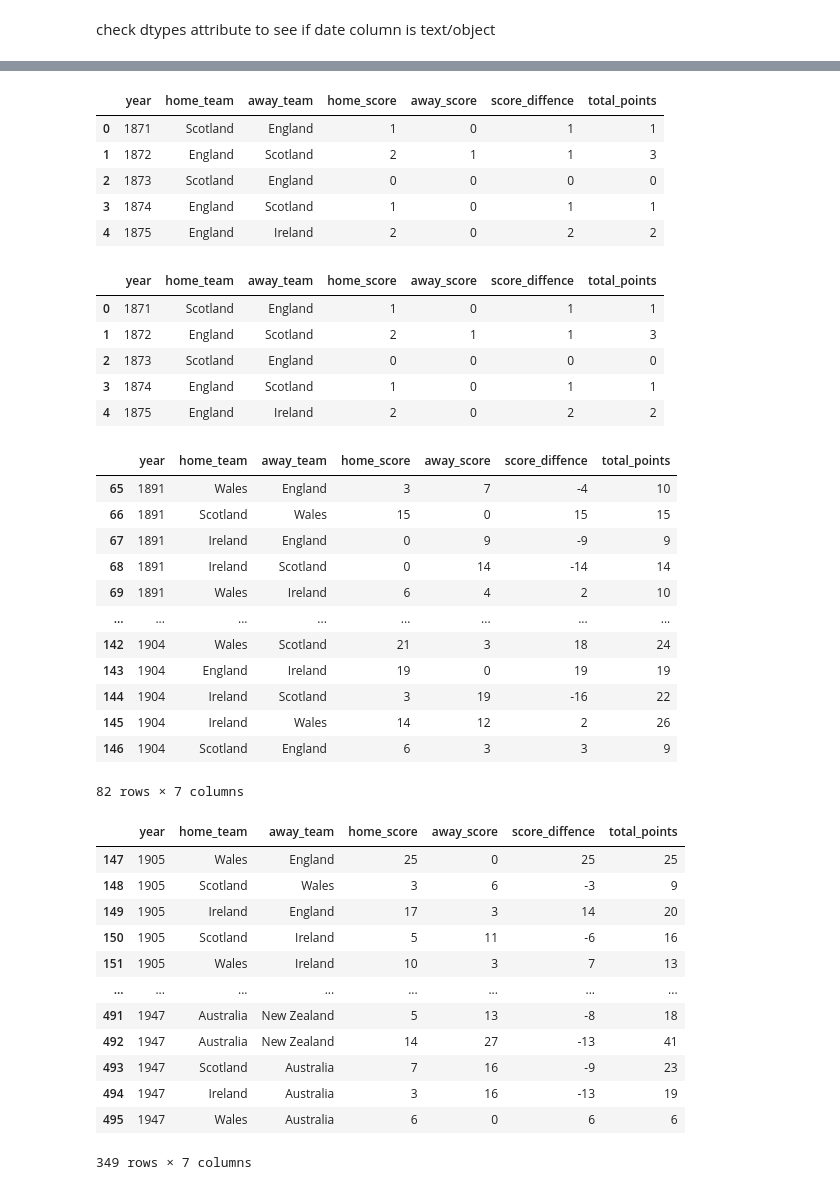
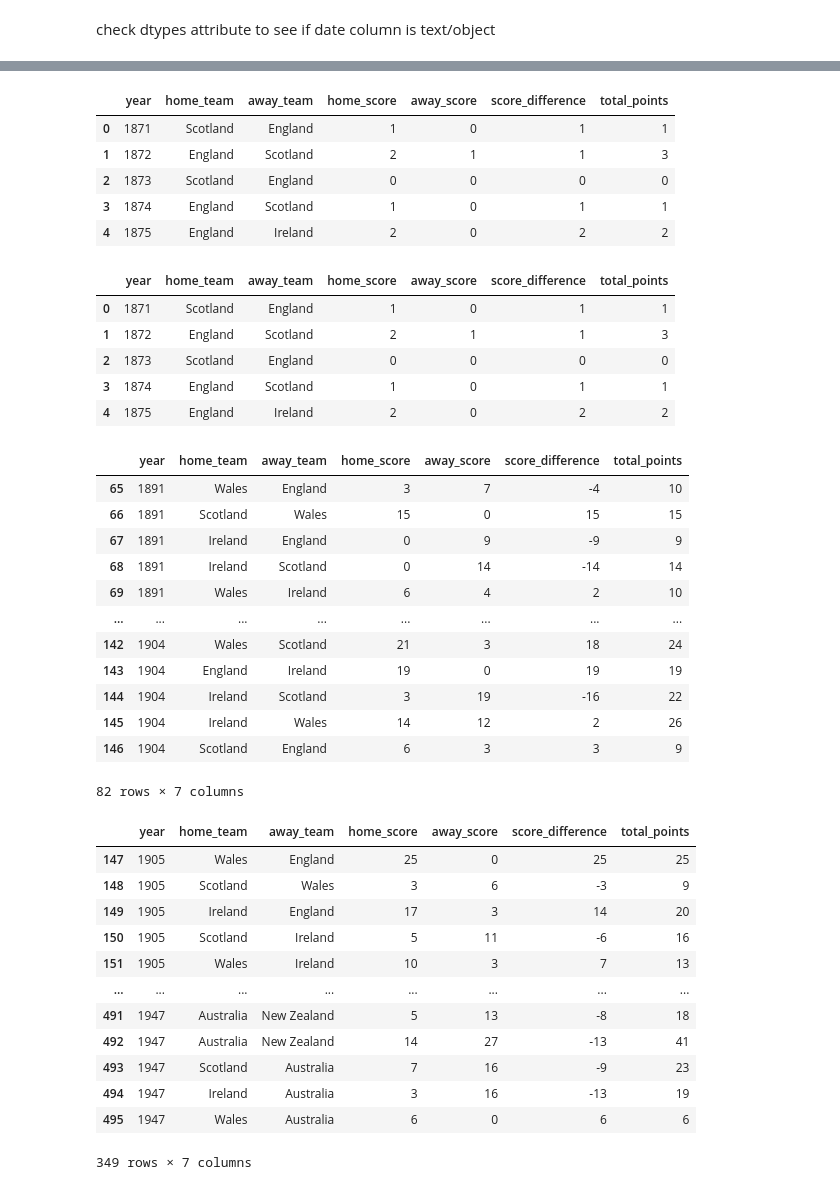
Before and after one commit to DougF-5749/rugby_union_internationals, a Jupyter notebook: notebooks/r_u_internationals.ipynb, the cells around one changed output, grey strips where cells are left out. Saved outputs shown, nothing was run; the diff lists cells and outputs as text; code cells hidden in the pictures.

Commit message:
fixed typos with score_difference column

```diff
--- a/notebooks/r_u_internationals.ipynb
+++ b/notebooks/r_u_internationals.ipynb
@@ -39,10 +39,10 @@ Name: count, Length: 237, dtype: int64
 # %% [markdown]
 calculate score differentials:
 # %%
-results['score_diffence'] = results['home_score'] - results['away_score']
+results['score_difference'] = results['home_score'] - results['away_score']
 
 results.sort_values(
-    by = 'score_diffence',
+    by = 'score_difference',
     ascending = False
 ).head()
 # %% [output]
@@ -118,9 +118,9 @@ total_points       int64
 dtype: object
 # %%
-results = results[['year', 'home_team', 'away_team', 'home_score', 'away_score', 'score_diffence', 'total_points']]
+results = results[['year', 'home_team', 'away_team', 'home_score', 'away_score', 'score_difference', 'total_points']]
 results.head()
 # %% [output]
-|  | year | home_team | away_team | home_score | away_score | score_diffence | total_points |
+|  | year | home_team | away_team | home_score | away_score | score_difference | total_points |
 | 0 | 1871 | Scotland | England | 1 | 0 | 1 | 1 |
 | 1 | 1872 | England | Scotland | 2 | 1 | 1 | 3 |
 | 2 | 1873 | Scotland | England | 0 | 0 | 0 | 0 |
@@ -133,7 +133,7 @@ results.head()
 era_one = results[results['year'] < 1890]
 era_one.head()
 # %% [output]
-|  | year | home_team | away_team | home_score | away_score | score_diffence | total_points |
+|  | year | home_team | away_team | home_score | away_score | score_difference | total_points |
 | 0 | 1871 | Scotland | England | 1 | 0 | 1 | 1 |
 | 1 | 1872 | England | Scotland | 2 | 1 | 1 | 3 |
 | 2 | 1873 | Scotland | England | 0 | 0 | 0 | 0 |
@@ -152,7 +152,7 @@ era_two = results[era_two]
 
 era_two
 # %% [output]
-|  | year | home_team | away_team | home_score | away_score | score_diffence | total_points |
+|  | year | home_team | away_team | home_score | away_score | score_difference | total_points |
 | 65 | 1891 | Wales | England | 3 | 7 | -4 | 10 |
 | 66 | 1891 | Scotland | Wales | 15 | 0 | 15 | 15 |
 | 67 | 1891 | Ireland | England | 0 | 9 | -9 | 9 |
@@ -177,7 +177,7 @@ era_three = results[era_three]
 
 era_three
 # %% [output]
-|  | year | home_team | away_team | home_score | away_score | score_diffence | total_points |
+|  | year | home_team | away_team | home_score | away_score | score_difference | total_points |
 | 147 | 1905 | Wales | England | 25 | 0 | 25 | 25 |
 | 148 | 1905 | Scotland | Wales | 3 | 6 | -3 | 9 |
 | 149 | 1905 | Ireland | England | 17 | 3 | 14 | 20 |
```
Also changed, not shown: parts of 5 cells of this notebook.
